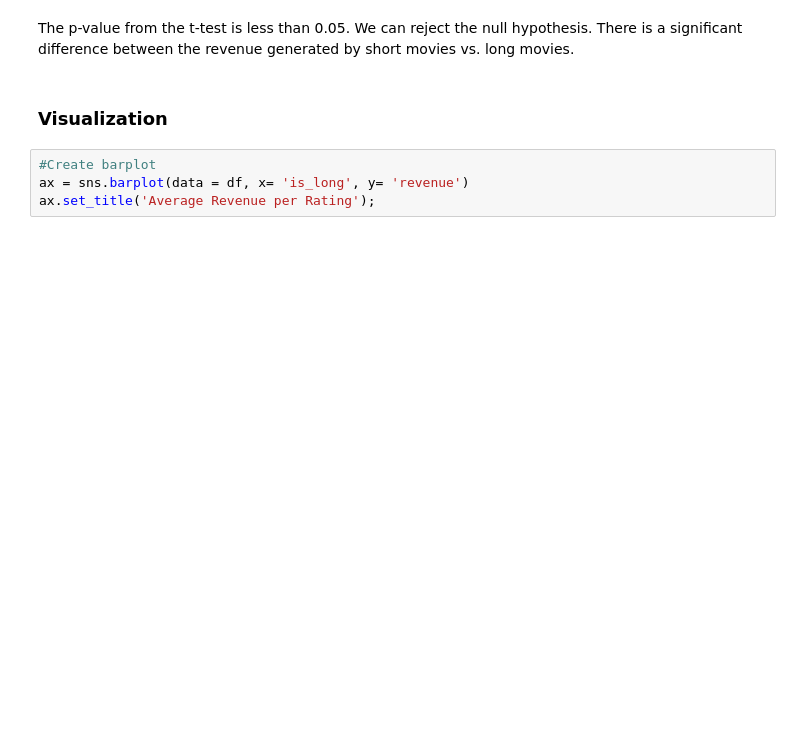
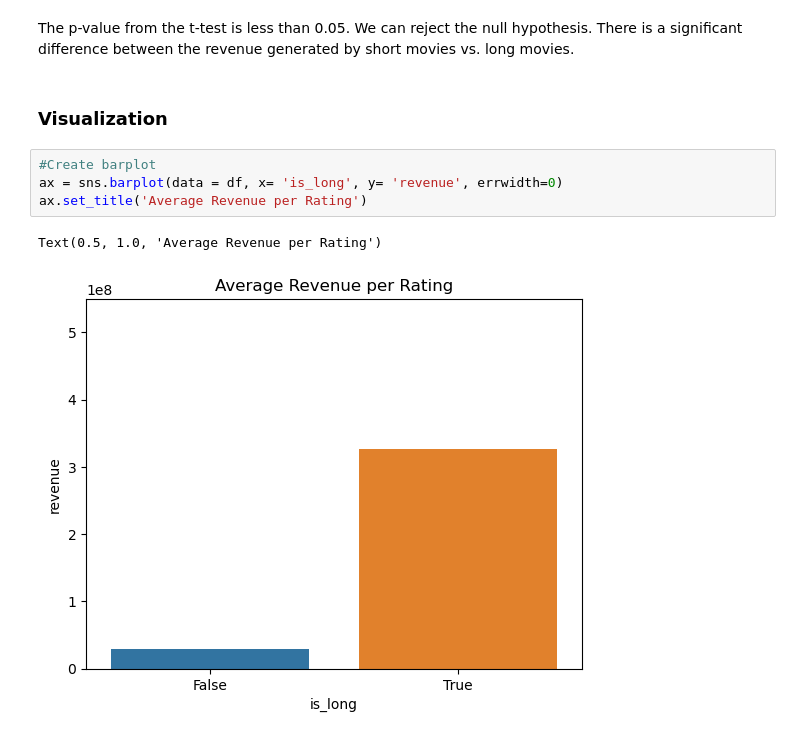
Before and after one commit to paulf35/Project-3---Movies, a Jupyter notebook: Project 3 - Part 4.ipynb, the cells around one changed output. Saved outputs shown, nothing was run; the diff lists cells and outputs as text; blank space fills up the shorter version.

```diff
--- a/Project 3 - Part 4.ipynb
+++ b/Project 3 - Part 4.ipynb
@@ -238,5 +377,8 @@ The p-value from the t-test is less than 0.05. We can reject the null hypothesis
 ### Visualization
 # %%
 #Create barplot
-ax = sns.barplot(data = df, x= 'is_long', y= 'revenue')
-ax.set_title('Average Revenue per Rating');
+ax = sns.barplot(data = df, x= 'is_long', y= 'revenue', errwidth=0)
+ax.set_title('Average Revenue per Rating')
+# %% [output]
+Text(0.5, 1.0, 'Average Revenue per Rating')
+[figure, added]
```
Also changed, not shown: parts of 28 cells of this notebook, 1 other file.
